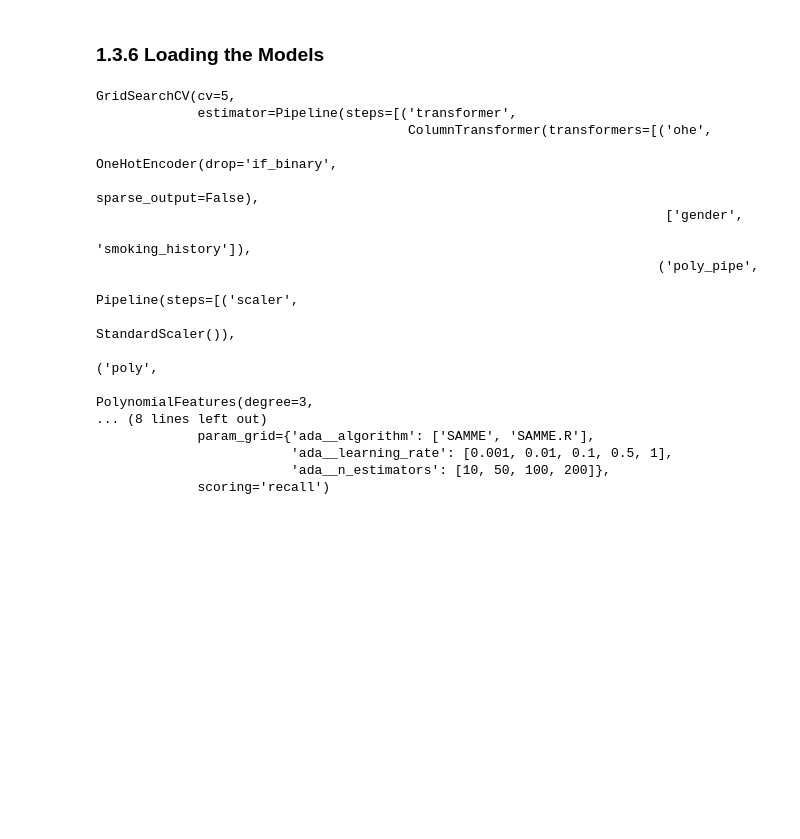
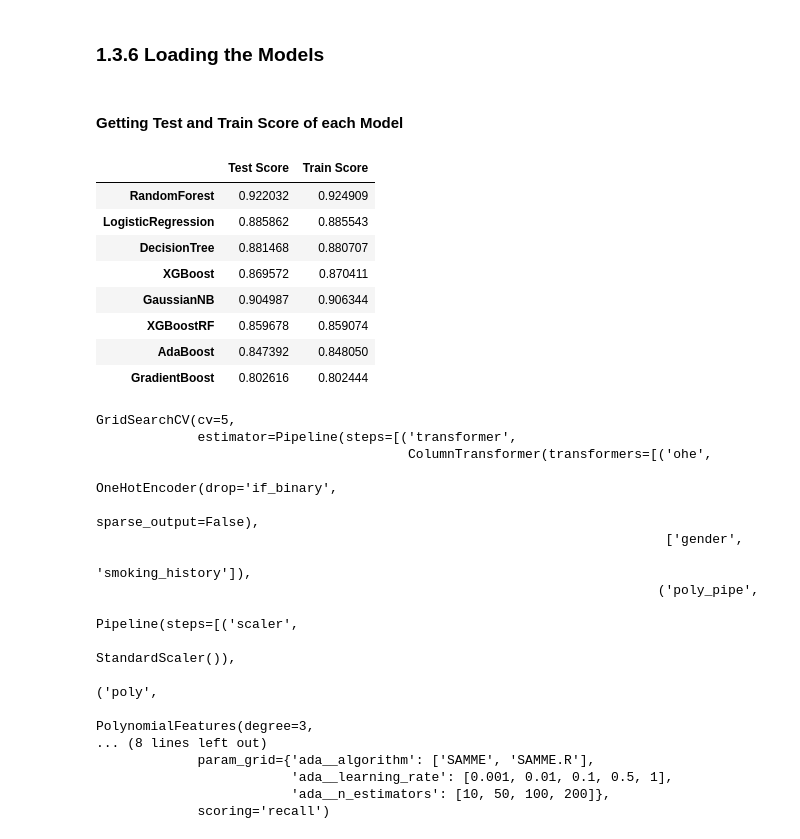
Before and after one commit to arezazadeh/CapstoneProjectOnDiabetes, a Jupyter notebook: predicting_diabetes_updated.ipynb, the cells around one changed output. Saved outputs shown, nothing was run; the diff lists cells and outputs as text; code cells hidden in the pictures; blank space fills up the shorter version.

Commit message:
model score was added

```diff
--- a/predicting_diabetes_updated.ipynb
+++ b/predicting_diabetes_updated.ipynb
@@ -726,6 +726,43 @@ for file in files:
         models_dict[key] = model
 # %%
 model_keys = list(models_dict.keys())
+# %% [markdown]
+#### Getting Test and Train Score of each Model
+# %%
+score_list = {}
+
+for i in models_dict:
+    test_score = accuracy_score(y_test, models_dict[i].predict(X_test))
+    train_score = accuracy_score(y_train, models_dict[i].predict(X_train))
+    score_list[i] = [train_score, test_score]
+# %%
+models_scores = pd.DataFrame(score_list).T
+models_scores.rename(columns={0:"Test Score", 1: "Train Score"}, inplace=True)
+# %%
+model_name = {
+    "rfc_model": "RandomForest",
+    "lgr_model": "LogisticRegression",
+    "dt_model": "DecisionTree",
+    "xgb_model": "XGBoost",
+    "gnb_model": "GaussianNB",
+    "xgbrf_model": "XGBoostRF",
+    "ada_model": "AdaBoost",
+    "grb_model": "GradientBoost"
+}
+# %%
+models_scores.index = models_scores.index.map(model_name)
+# %%
+models_scores
+# %% [output]
+|  | Test Score | Train Score |
+| RandomForest | 0.922032 | 0.924909 |
+| LogisticRegression | 0.885862 | 0.885543 |
+| DecisionTree | 0.881468 | 0.880707 |
+| XGBoost | 0.869572 | 0.870411 |
+| GaussianNB | 0.904987 | 0.906344 |
+| XGBoostRF | 0.859678 | 0.859074 |
+| AdaBoost | 0.847392 | 0.848050 |
+| GradientBoost | 0.802616 | 0.802444 |
 # %%
 lgr_model = models_dict["lgr_model"]
 rfc_model = models_dict["rfc_model"]
```
Also changed, not shown: 2 other files.
